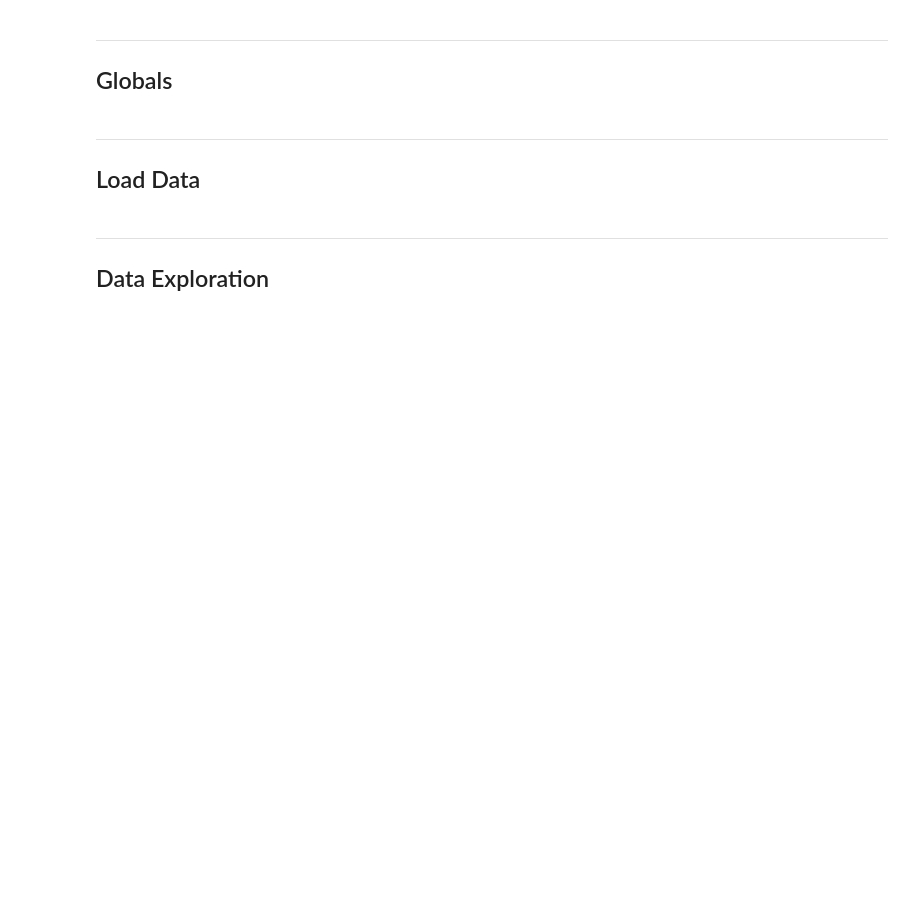
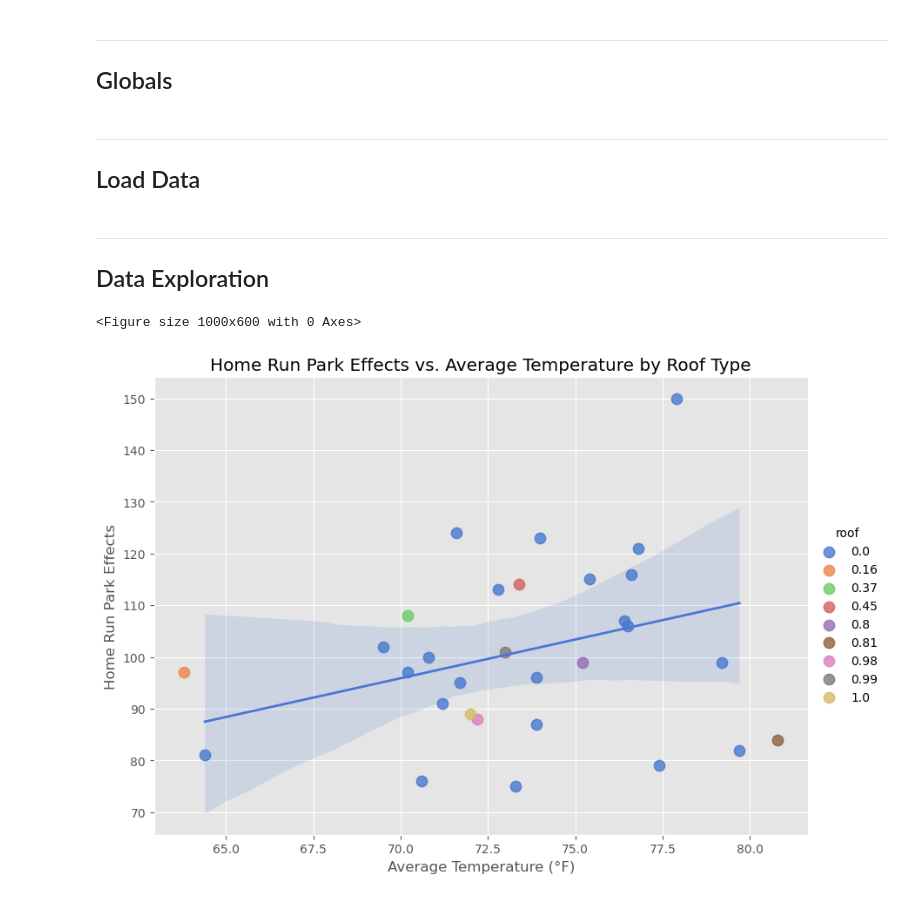
Before and after one commit to NOUR-2025/Reproducibility, a Jupyter notebook: template.ipynb, the cells around one changed output. Saved outputs shown, nothing was run; the diff lists cells and outputs as text; code cells hidden in the pictures; blank space fills up the shorter version.

Commit message:
Analyzed MLB Ballpark Data

```diff
--- a/template.ipynb
+++ b/template.ipynb
@@ -83,7 +86,7 @@ def percentage_plot(df: pd.DataFrame, x: str, labels: bool = False) -> plt.axes:
 ---
 ## Globals
 # %%
-DATA = "FILEPATH/HERE"
+DATA = "/Users/seanjacobs/Desktop/NOUR/Data/ballparks.csv"
 # %% [markdown]
 ---
 ## Load Data
@@ -99,3 +102,24 @@ df = load_dataset(DATA)
 ## Data Exploration
 # %%
 ## Explore your data here!
+# %%
+plt.figure(figsize=(10, 6))
+
+sns.lmplot(
+    data=df,
+    x="avg_temp",
+    y="hr_park_effects",
+    hue="roof",
+    height=6,
+    aspect=1.4,
+    scatter_kws={"s": 80},
+    line_kws={"linewidth": 2}
+)
+
+plt.title("Home Run Park Effects vs. Average Temperature by Roof Type")
+plt.xlabel("Average Temperature (°F)")
+plt.ylabel("Home Run Park Effects")
+plt.show()
+# %% [output]
+<Figure size 1000x600 with 0 Axes>
+[figure, added]
```
Also changed, not shown: parts of 5 cells of this notebook.
